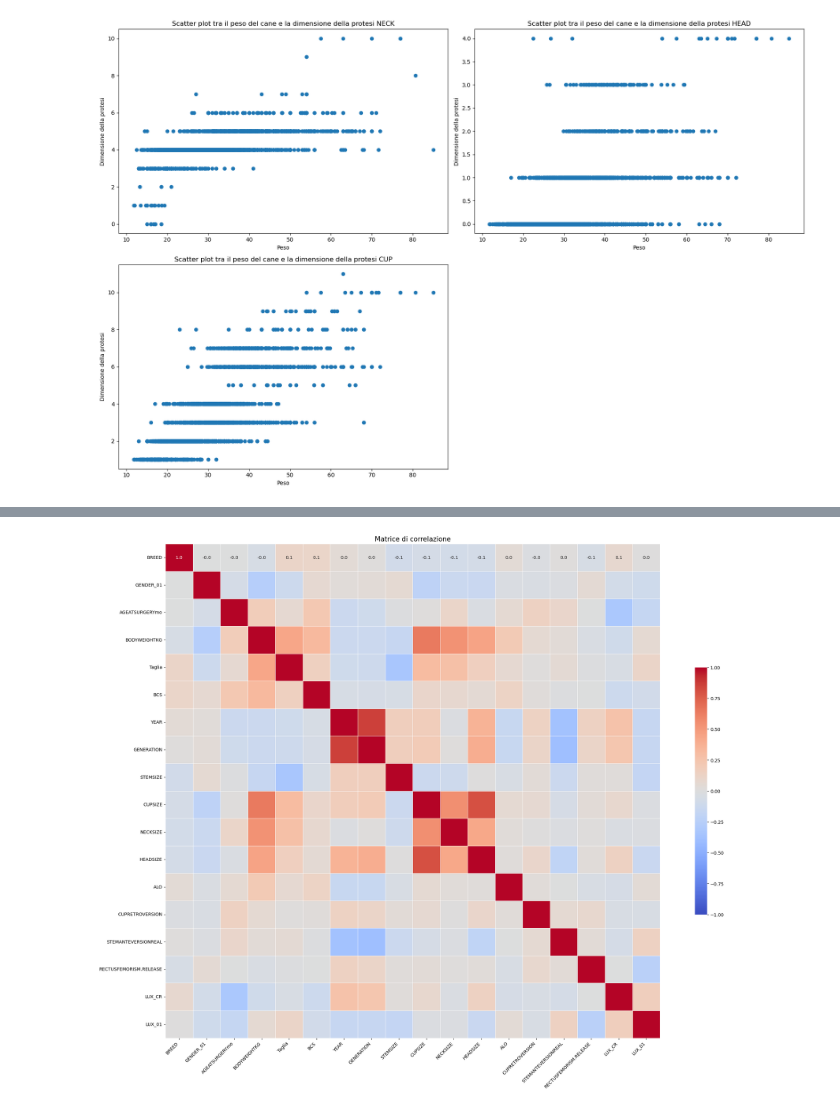
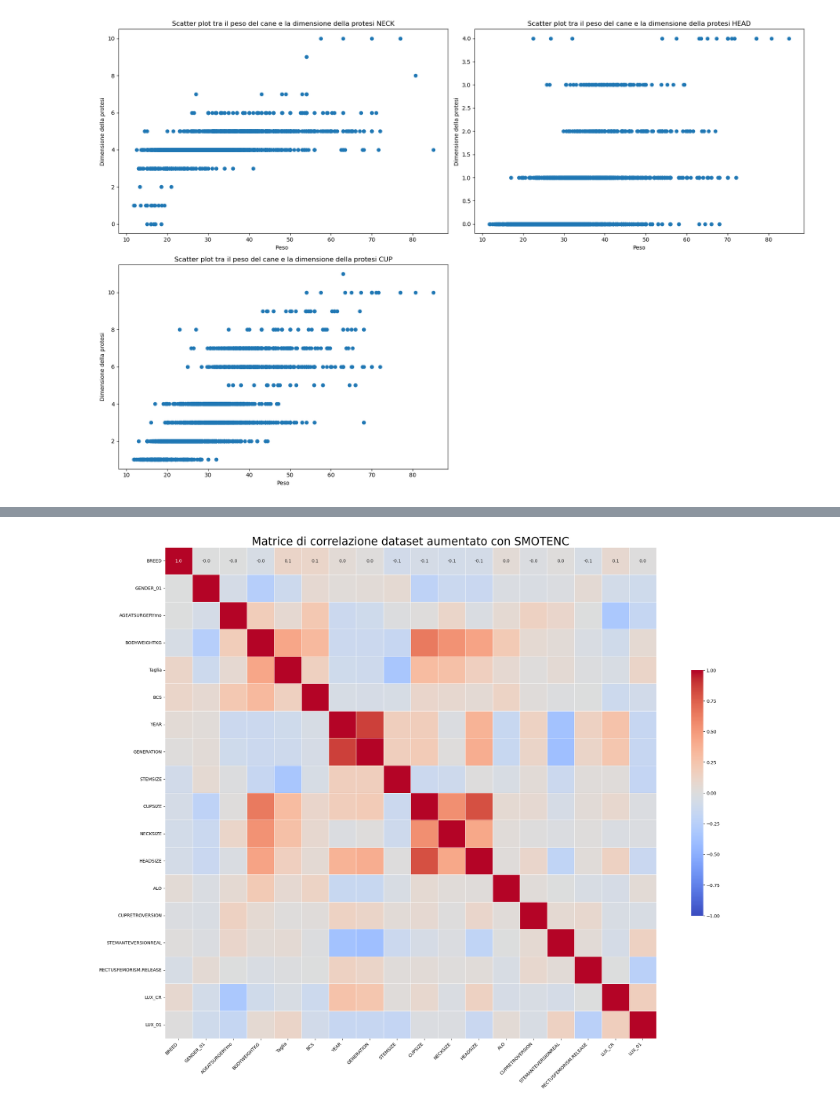
Before and after one commit to MatteoBisotti/Tirocinio, a Jupyter notebook: tirocinio/corr_matrix/corr_matrix.ipynb, the cells around one changed output, grey strips where cells are left out. Cells and saved outputs as stored; diff of their text form; code cells hidden in the pictures.

Commit message:
sistemato notebook matrici di correlazione

```diff
--- a/tirocinio/corr_matrix/corr_matrix.ipynb
+++ b/tirocinio/corr_matrix/corr_matrix.ipynb
@@ -160,21 +160,21 @@ func.display_corr_matrix(dataset)
 # %%
-func.display_corr_matrix(dataset_SMOTENC)
+func.display_corr_matrix(dataset_SMOTENC, "Matrice di correlazione dataset aumentato con SMOTENC")
 # %% [output]
 |  | BREED | GENDER_01 | AGEATSURGERYmo | BODYWEIGHTKG | Taglia | BCS | YEAR | GENERATION | STEMSIZE | ... |
 | BREED | 1.000000 | -0.001573 | -0.002249 | -0.048865 | 0.115529 | 0.102625 | 0.043100 | 0.011481 | -0.092547 | ... |
 | GENDER_01 | -0.001573 | 1.000000 | -0.066169 | -0.262410 | -0.119731 | 0.062898 | 0.023891 | 0.034737 | 0.059600 | ... |
 | AGEATSURGERYmo | -0.002249 | -0.066169 | 1.000000 | 0.183790 | 0.063676 | 0.223496 | -0.129407 | -0.102382 | -0.008748 | ... |
 | BODYWEIGHTKG | -0.048865 | -0.262410 | 0.183790 | 1.000000 | 0.429712 | 0.326588 | -0.130000 | -0.129552 | -0.158471 | ... |
 | Taglia | 0.115529 | -0.119731 | 0.063676 | 0.429712 | 1.000000 | 0.153333 | -0.104991 | -0.111309 | -0.340782 | ... |
 | BCS | 0.102625 | 0.062898 | 0.223496 | 0.326588 | 0.153333 | 1.000000 | -0.054456 | -0.055623 | -0.050251 | ... |
 | YEAR | 0.043100 | 0.023891 | -0.129407 | -0.130000 | -0.104991 | -0.054456 | 1.000000 | 0.863014 | 0.168552 | ... |
 | GENERATION | 0.011481 | 0.034737 | -0.102382 | -0.129552 | -0.111309 | -0.055623 | 0.863014 | 1.000000 | 0.167769 | ... |
 | STEMSIZE | -0.092547 | 0.059600 | -0.008748 | -0.158471 | -0.340782 | -0.050251 | 0.168552 | 0.167769 | 1.000000 | ... |
 | CUPSIZE | -0.069130 | -0.213529 | 0.013844 | 0.645874 | 0.308072 | 0.098961 | 0.174821 | 0.195799 | -0.126474 | ... |
 | ... | ... | ... | ... | ... | ... | ... | ... | ... | ... | ... |
 | CUPRETROVERSION | -0.016971 | -0.032952 | 0.143494 | 0.058836 | 0.014075 | 0.020319 | 0.135160 | 0.116292 | 0.033214 | ... |
 | STEMANTEVERSIONREAL | 0.013624 | -0.022712 | 0.098303 | 0.036779 | 0.047185 | -0.013210 | -0.371280 | -0.396083 | -0.130782 | ... |
 | RECTUSFEMORISM.RELEASE | -0.050662 | 0.053471 | -0.002706 | -0.034468 | -0.010084 | -0.003292 | 0.147165 | 0.111484 | 0.021147 | ... |
 | LUX_CR | 0.073736 | -0.084385 | -0.326826 | -0.098200 | -0.046236 | -0.118105 | 0.262076 | 0.240979 | 0.018614 | ... |
 | LUX_01 | 0.003557 | -0.105218 | -0.171428 | 0.062240 | 0.109698 | -0.088430 | -0.162556 | -0.163530 | -0.172403 | ... |
-[figure, old version]
+[figure, new version]
```
Also changed, not shown: parts of 5 cells of this notebook, 2 other files.
